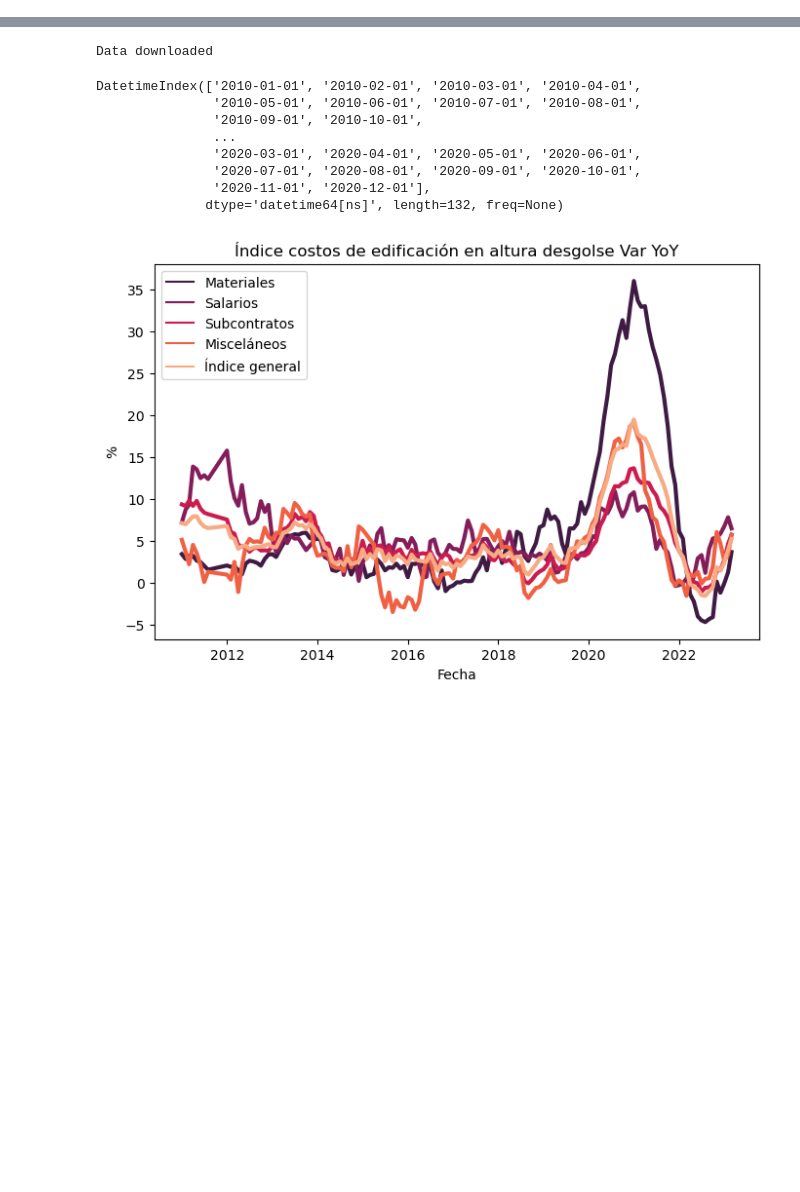
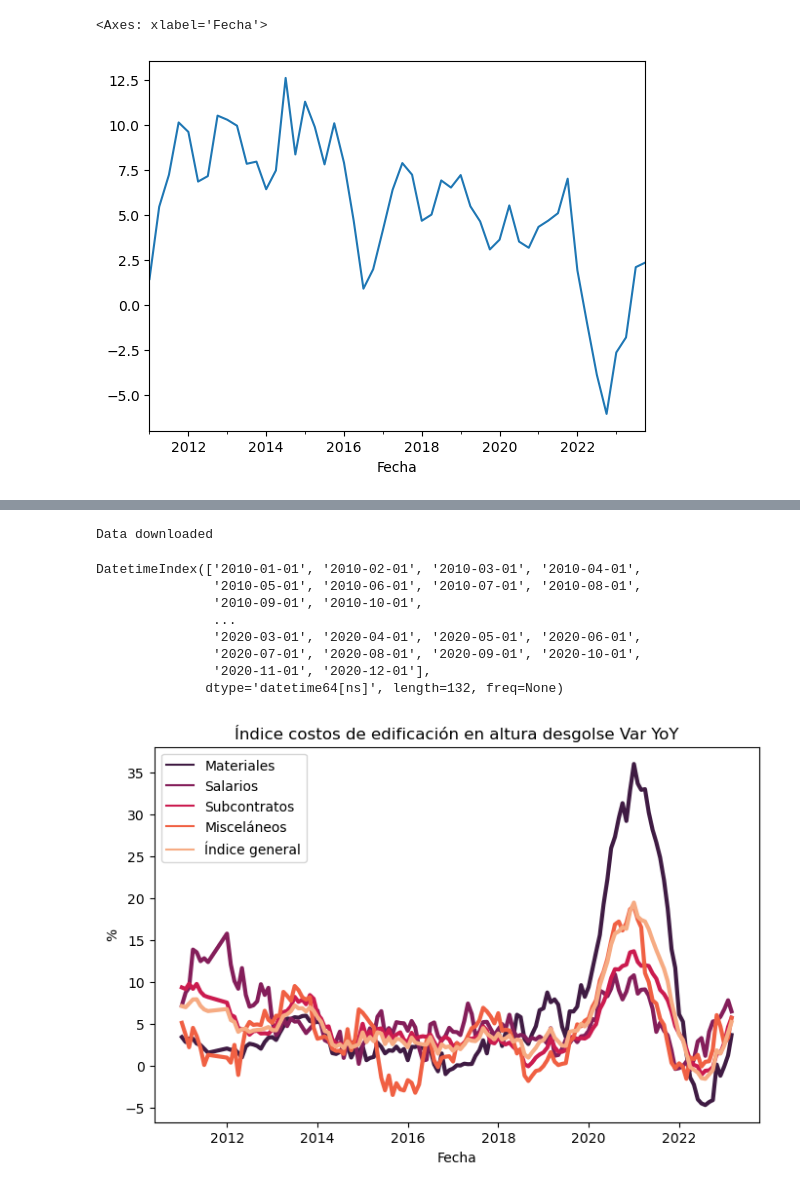
Before and after one commit to atagle123/LV_project, a Jupyter notebook: test.ipynb, the cells around one changed output, grey strips where cells are left out. Saved outputs shown, nothing was run; the diff lists cells and outputs as text; code cells hidden in the pictures; blank space fills up the shorter version.

```diff
--- a/test.ipynb
+++ b/test.ipynb
@@ -8,0 +123,4 @@ import numpy as np
+# %%
+df=pd.merge(df_mensual, df_trimestral, how='outer', left_index=True, right_index=True)
+mask = (df.index >= "2010-01-01")
+df=df[mask]
@@ -8,0 +136,7 @@ import numpy as np
+# %%
+df_plot=(df["IPV Departamentos"]/(df["IPV Departamentos"].shift(12))-1)*100
+# %%
+df_plot.dropna().plot()
+# %% [output]
+<Axes: xlabel='Fecha'>
+[figure, added]
```
Also changed, not shown: parts of 18 cells of this notebook, 40 other files.
